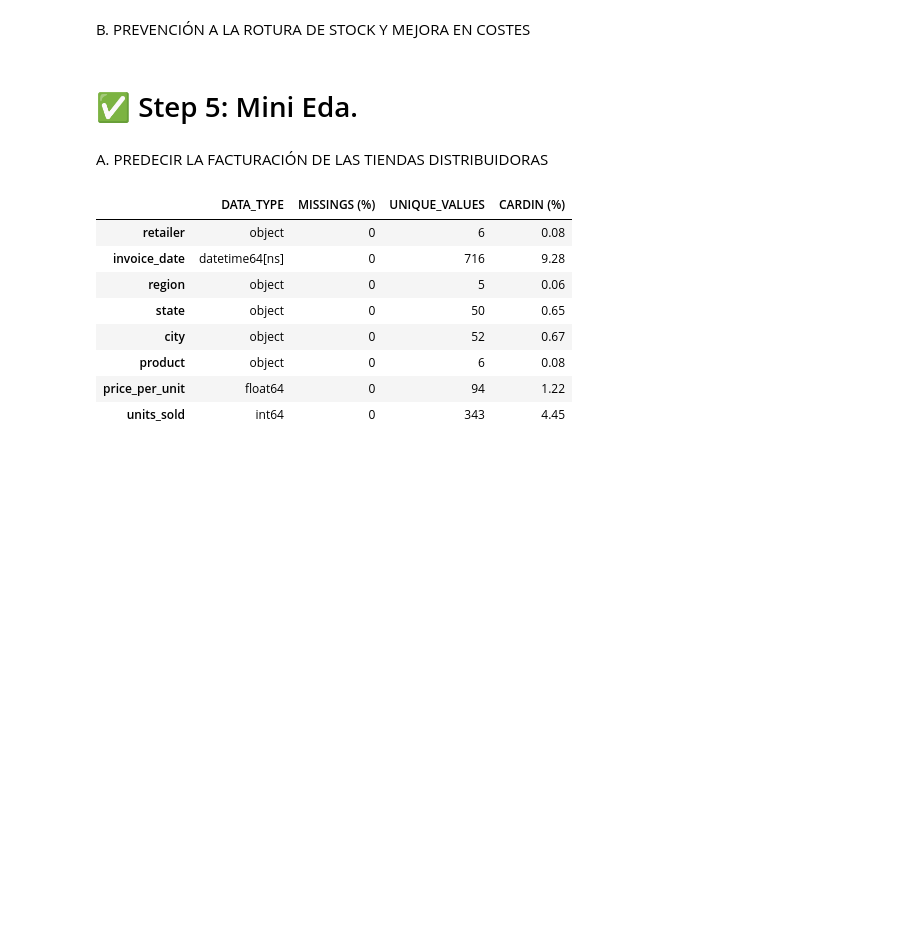
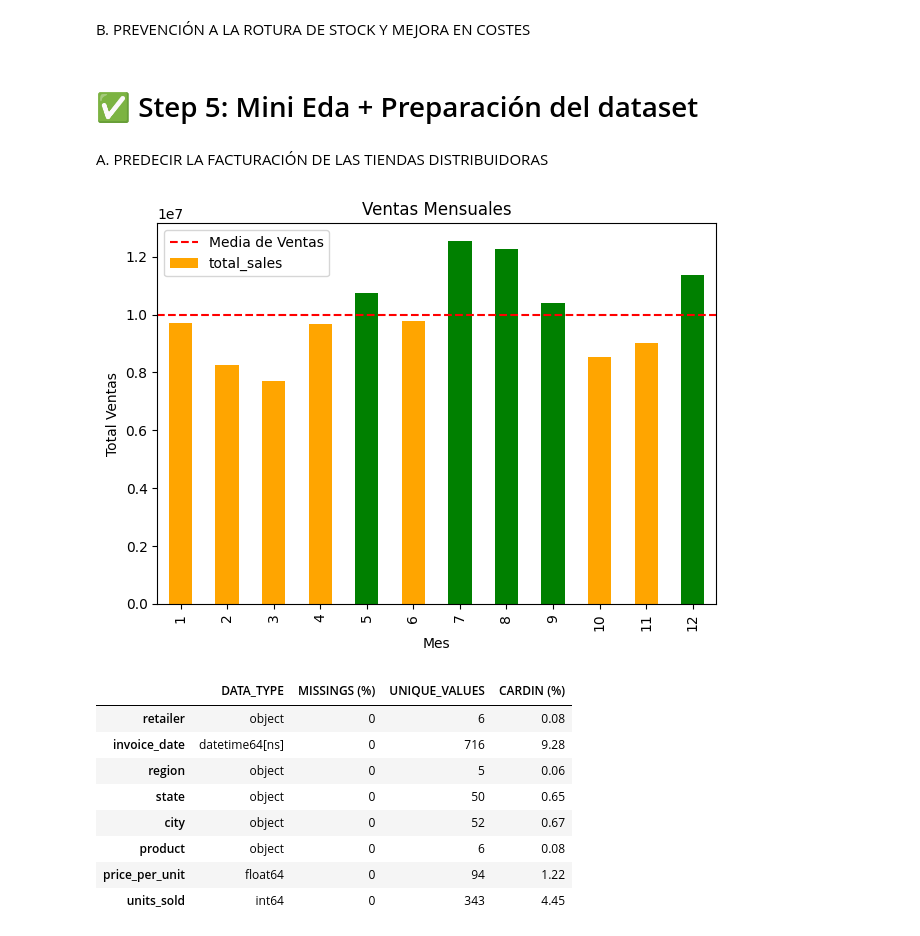
Before and after one commit to antonio-herrera-gb/ML_Adidas-Forecast, a Jupyter notebook: src/results_notebook/final_notebook.ipynb, the cells around one changed output. Drawn from its saved outputs; the diff is of its cells as text; code cells hidden in the pictures; blank space fills up the shorter version.

```diff
--- a/src/results_notebook/final_notebook.ipynb
+++ b/src/results_notebook/final_notebook.ipynb
@@ -379,9 +388,29 @@ print(X_train.shape, X_test.shape, y_train.shape, y_test.shape)
 # %% [markdown]
 B. PREVENCIÓN A LA ROTURA DE STOCK Y MEJORA EN COSTES
 # %% [markdown]
-# ✅ Step 5: Mini Eda.
+# ✅ Step 5: Mini Eda + Preparación del dataset
 # %% [markdown]
 A. PREDECIR LA FACTURACIÓN DE LAS TIENDAS DISTRIBUIDORAS
+# %%
+df_cleaned["year"] = df_cleaned["invoice_date"].dt.year
+df_cleaned["month"] = df_cleaned["invoice_date"].dt.month
+df_cleaned["weekday"] = df_cleaned["invoice_date"].dt.weekday
+df_cleaned["quarter"] = df_cleaned["invoice_date"].dt.quarter
+# %%
+# Tenemos una idea de cuales son los meses con mayores ventas
+monthly_sales = df_cleaned.groupby("month")["total_sales"].sum()
+mean_sales = monthly_sales.mean()
+
+monthly_sales.plot(kind="bar", color=["green" if sales > mean_sales else "orange" for sales in monthly_sales])
+plt.axhline(mean_sales, color="red", linestyle="--", label="Media de Ventas")
+plt.title("Ventas Mensuales")
+plt.xlabel("Mes")
+plt.ylabel("Total Ventas")
+plt.legend()
+plt.tight_layout()
+plt.show()
+# %% [output]
+[figure, added]
 # %%
 tb.describe_df(X_train)
 # %% [output]
```
Also changed, not shown: parts of 50 cells of this notebook, 2 other files.
